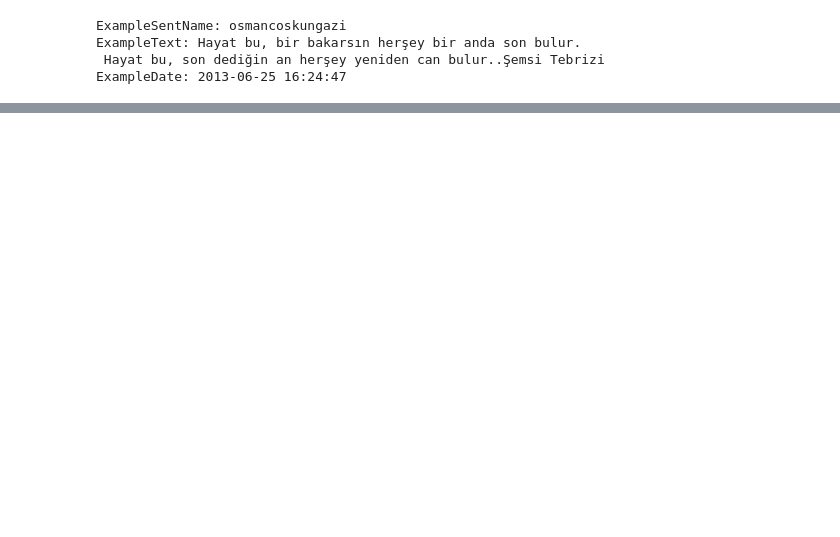
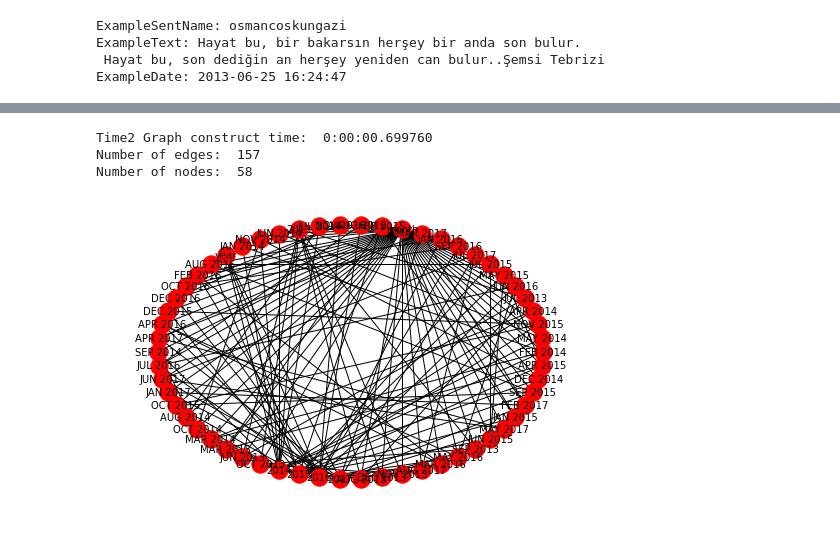
Before and after one commit to GTU-Projects/CSE496_Node2Vec_2018, a Jupyter notebook: src/timeVec.ipynb, the cells around one changed output, grey strips where cells are left out. Cells and saved outputs as stored; diff of their text form; code cells hidden in the pictures; blank space fills up the shorter version.

```diff
--- a/src/timeVec.ipynb
+++ b/src/timeVec.ipynb
@@ -221,0 +104,19 @@ tsne_plot(model)
+# %%
+# Get random sorted tweets and draw graph
+importlib.reload(GC)
+startTime = datetime.now()
+G_time2 = GC.create_time_graph2(tweets)
+endTime = datetime.now()
+print("Time2 Graph construct time: ",endTime-startTime)
+print("Number of edges: ",G_time2.number_of_edges())
+print("Number of nodes: ",G_time2.number_of_nodes())
+# %% [output]
+Time2 Graph construct time:  0:00:00.699760
+Number of edges:  157
+Number of nodes:  58
+# %%
+pos=nx.circular_layout(G_time2)
+#nx.draw(G3,width=1,node_size=300,font_size=10,with_labels=True)
+nx.draw(G_time2,pos,node_size=300,font_size=10,with_labels=True)
+# %% [output]
+[figure, added]
```
Also changed, not shown: parts of 44 cells of this notebook, 1 other file.
